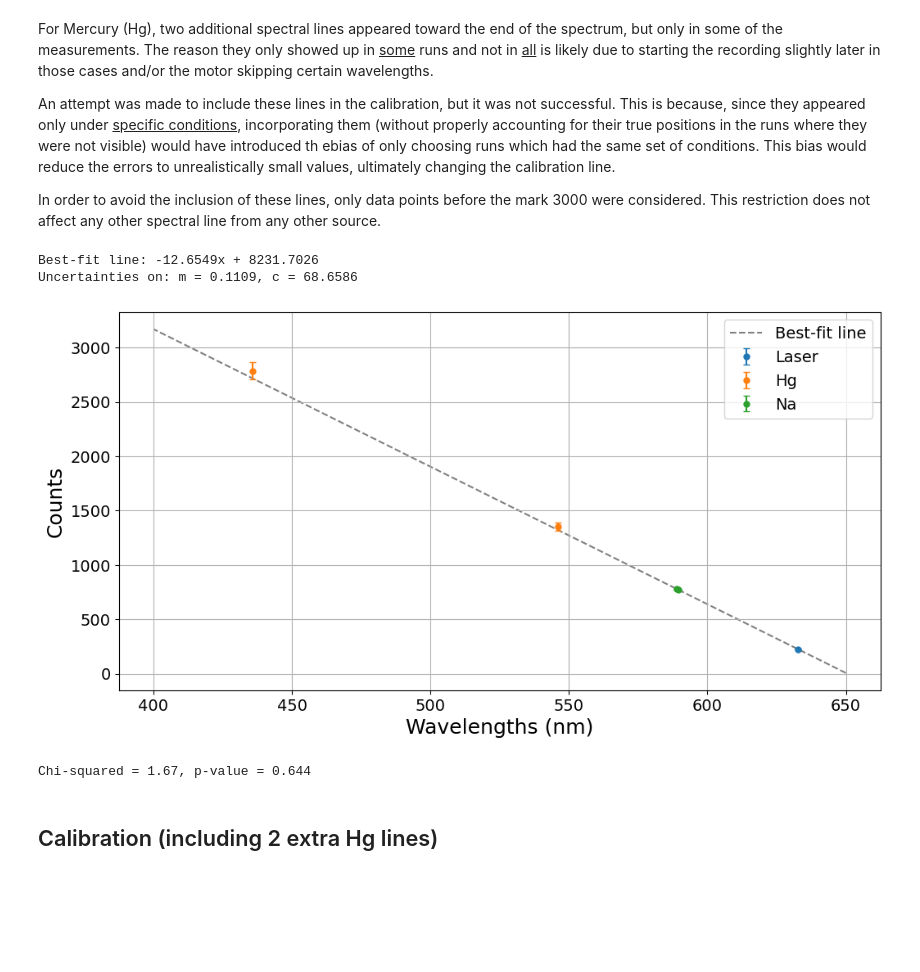
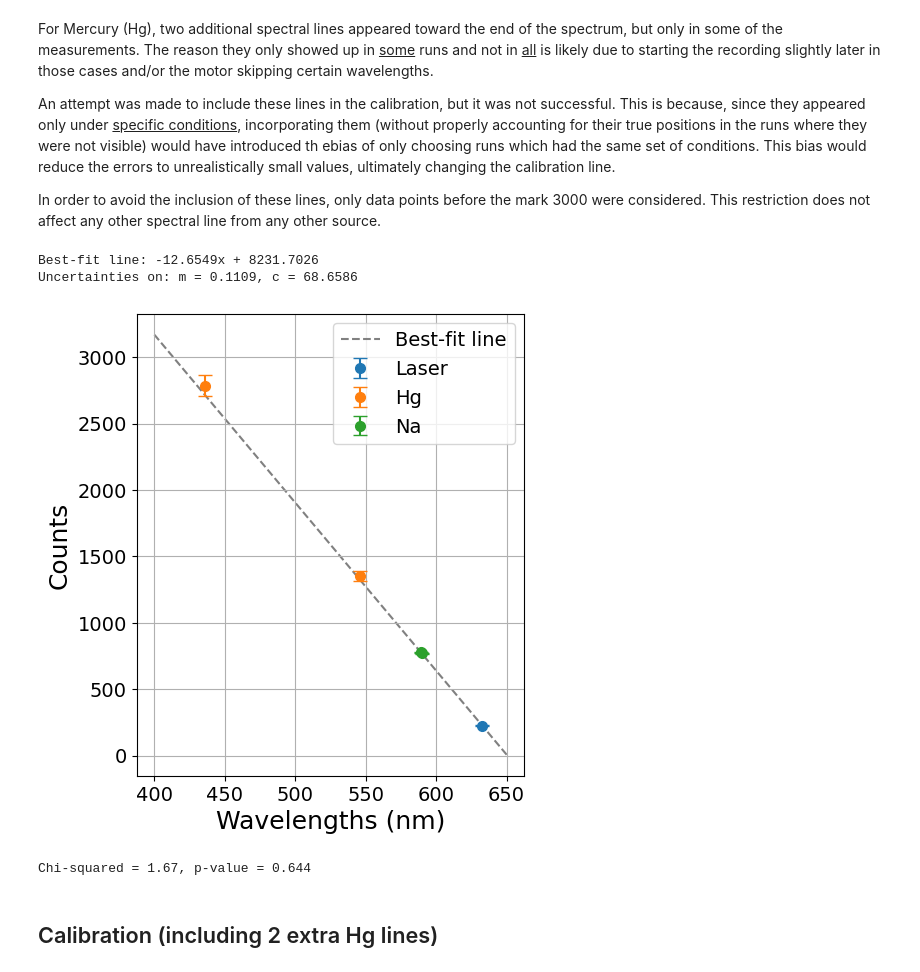
Before and after one commit to javirgv/Iodinic-Spectrometer-Experiment, a Jupyter notebook: JaviRoca_IodineSpectrometer.ipynb, the cells around one changed output. Saved outputs shown, nothing was run; the diff lists cells and outputs as text; code cells hidden in the pictures; blank space fills up the shorter version.

Commit message:
Obtained images for report, fixed calculation of We for v=-1 and added Morse potential calculation

```diff
--- a/JaviRoca_IodineSpectrometer.ipynb
+++ b/JaviRoca_IodineSpectrometer.ipynb
@@ -168,6 +168,8 @@ def chi_squared(measured, expected, measured_err, n_params):
     p_val = chi2.sf(chi_sq, dof)
     return chi_sq, p_val
 # %%
+plt.rcParams['figure.figsize'] = (5, 6)
+
 # Initialize variables to store data points of peaks
 peakses, peakses_err, wl_ths = [], [], []
 # Store and plot the data points
@@ -175,35 +177,38 @@ for ds in dataset:
     peakses.extend(dataset[ds]['peaks'])
     peakses_err.extend(dataset[ds]['peaks_err'])
     wl_ths.extend(dataset[ds]['wl_th'])
 
-    plt.errorbar(dataset[ds]['wl_th'], dataset[ds]['peaks'], yerr=dataset[ds]['peaks_err'], label=ds, marker ='o', ms=5, ls='None', capsize=3)
+    plt.errorbar(dataset[ds]['wl_th'], dataset[ds]['peaks'], yerr=dataset[ds]['peaks_err'], label=ds, marker ='o', ms=7, ls='None', capsize=5)
 
 # Obtain values for best fit
 popt, pcov = curve_fit(f, wl_ths, peakses, sigma=peakses_err, absolute_sigma=True)
 m, c = popt
 m_err, c_err = np.sqrt(np.diag(pcov))
 # Print them for a visual check
 print(f"Best-fit line: {m:.4f}x + {c:.4f}")
 print(f"Uncertainties on: m = {m_err:.4f}, c = {c_err:.4f}")
 
 # Plot the line
 xfit = np.linspace(650, 400, 500)
 yfit = f(xfit, m, c)
 plt.plot(xfit, yfit, color='grey', ls='--', label="Best-fit line", zorder=0)
 
 plt.xlabel('Wavelengths (nm)')
 plt.ylabel('Counts')
 plt.legend()
 plt.grid()
+plt.savefig("calibration_line.png", dpi=300, bbox_inches='tight')
 plt.show()
 
 # Use the chi_squared function
 chi_sq, p_val = chi_squared(peakses, f(np.array(wl_ths), m, c), peakses_err, len(popt))
 print(f"Chi-squared = {chi_sq:.2f}, p-value = {p_val:.3f}")
+
+plt.rcParams['figure.figsize'] = (12,6)
 # %% [output]
 Best-fit line: -12.6549x + 8231.7026
 Uncertainties on: m = 0.1109, c = 68.6586
-[figure, old version]
+[figure, new version]
 Chi-squared = 1.67, p-value = 0.644
 # %% [markdown]
 ## Calibration (including 2 extra Hg lines)
```
Also changed, not shown: parts of 11 cells of this notebook, 3 other files.
